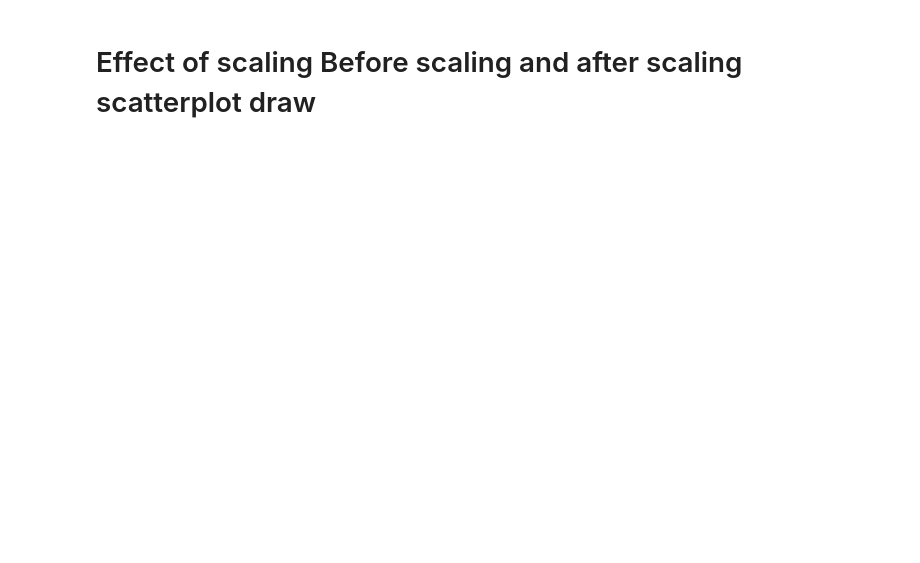
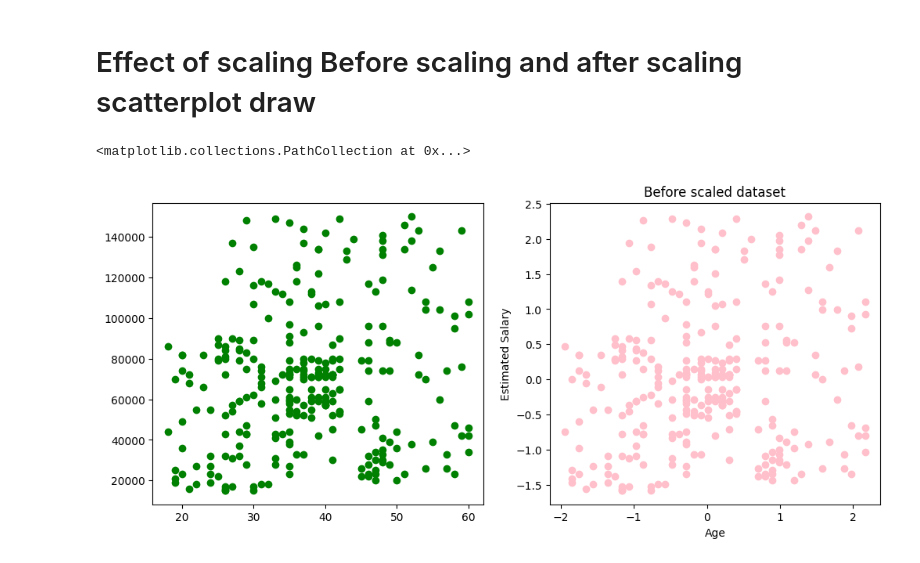
Before and after one commit to subenakhatun/Professional-Certificate-in-Python-for-Machine-Learning-and-Data-Science, a Jupyter notebook: MachineLearning/FeatureEngineering/featureengineering.ipynb, the cells around one changed output. Saved outputs shown, nothing was run; the diff lists cells and outputs as text; code cells hidden in the pictures; blank space fills up the shorter version.

```diff
--- a/MachineLearning/FeatureEngineering/featureengineering.ipynb
+++ b/MachineLearning/FeatureEngineering/featureengineering.ipynb
@@ -176,2 +189,12 @@ np.round(X_train_scaled.describe())
 # %% [markdown]
 # Effect of scaling Before scaling and after scaling scatterplot draw
+# %%
+fig,(ax1,ax2) = plt.subplots(ncols=2,figsize=(12,5))
+ax1.scatter(X_tain['Age'],X_tain['EstimatedSalary'], color='green')
+plt.xlabel('Age')
+plt.ylabel('Estimated Salary')
+plt.title('Before scaled dataset')
+ax2.scatter(X_train_scaled['Age'],X_train_scaled['EstimatedSalary'], color='pink')
+# %% [output]
+<matplotlib.collections.PathCollection at 0x...>
+[figure, added]
```
Also changed, not shown: parts of 1 cell of this notebook.
